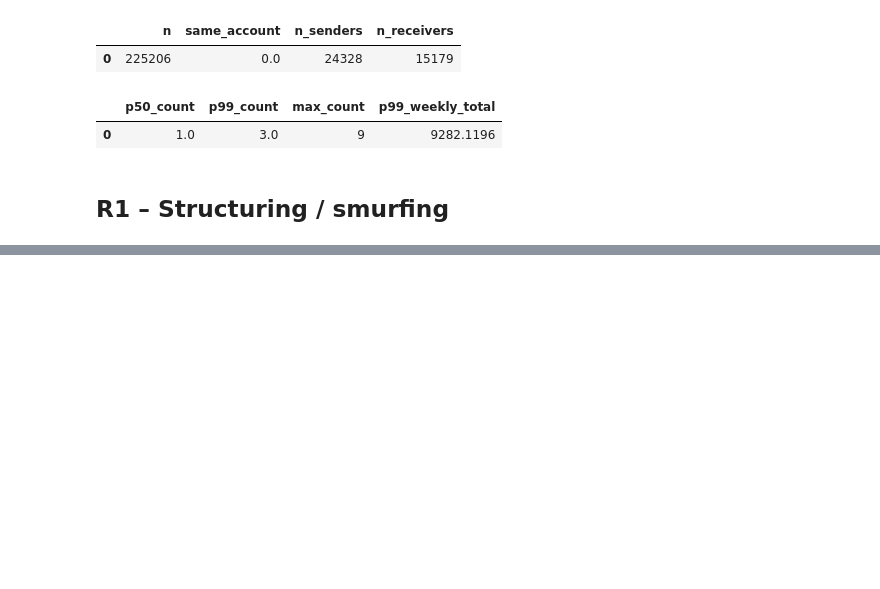
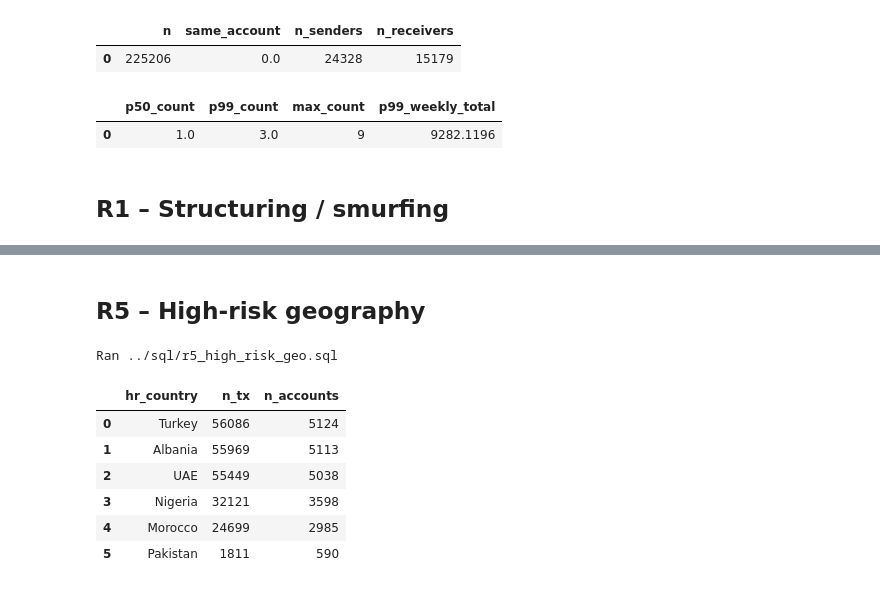
Before and after one commit to oluwafemi-olagunju/aml-transaction-monitoring, a Jupyter notebook: notebooks/02_rules.ipynb, the cells around one changed output, grey strips where cells are left out. Drawn from its saved outputs; the diff is of its cells as text; code cells hidden in the pictures; blank space fills up the shorter version.

```diff
--- a/notebooks/02_rules.ipynb
+++ b/notebooks/02_rules.ipynb
@@ -64,0 +215,20 @@ Did you mean "pg_tables"?
+# %% [markdown]
+## R5 – High-risk geography
+# %%
+run_sql("../sql/r5_high_risk_geo.sql")
+
+con.sql("""
+SELECT hr_country, COUNT(*) AS n_tx, COUNT(DISTINCT account) AS n_accounts
+FROM r5_tx
+GROUP BY hr_country
+ORDER BY n_tx DESC
+""").df()
+# %% [output]
+Ran ../sql/r5_high_risk_geo.sql
+|  | hr_country | n_tx | n_accounts |
+| 0 | Turkey | 56086 | 5124 |
+| 1 | Albania | 55969 | 5113 |
+| 2 | UAE | 55449 | 5038 |
+| 3 | Nigeria | 32121 | 3598 |
+| 4 | Morocco | 24699 | 2985 |
+| 5 | Pakistan | 1811 | 590 |
```
Also changed, not shown: parts of 26 cells of this notebook, 3 other files.
